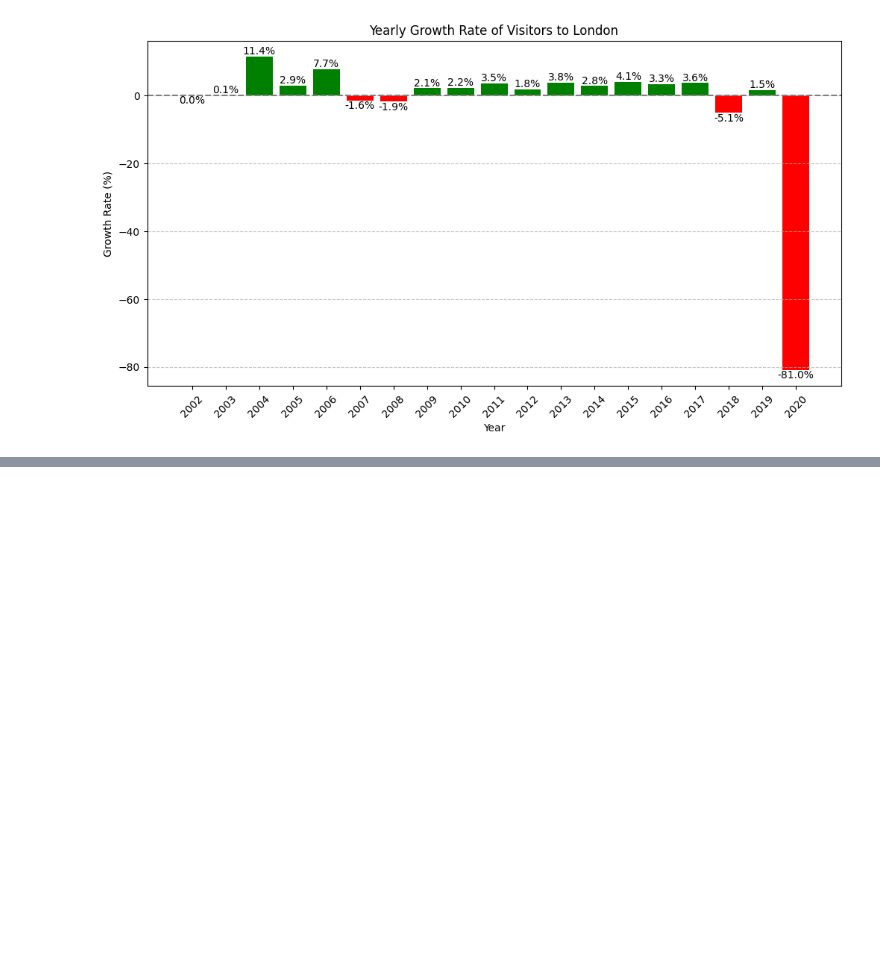
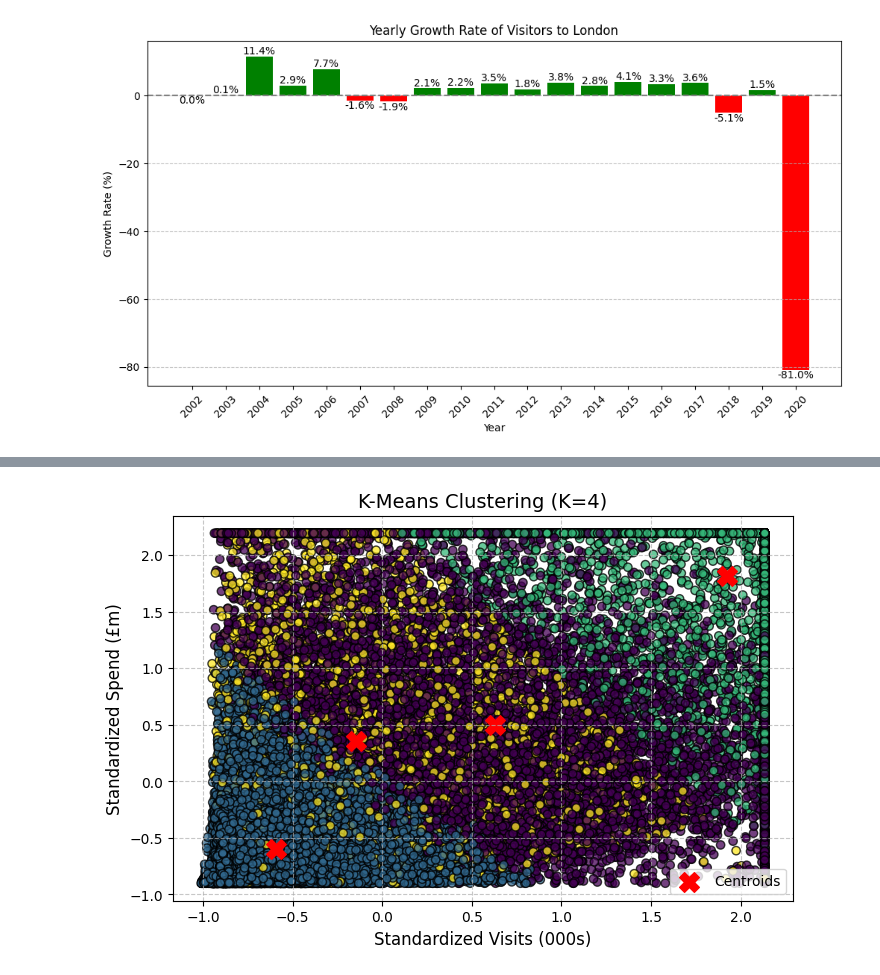
Before and after one commit to narender5162/Project-Data-science-imp, a Jupyter notebook: Project_Data_Science_impo.ipynb, the cells around one changed output, grey strips where cells are left out. Cells and saved outputs as stored; diff of their text form; code cells hidden in the pictures; blank space fills up the shorter version.

```diff
--- a/Project_Data_Science_impo.ipynb
+++ b/Project_Data_Science_impo.ipynb
@@ -359,0 +502,23 @@ plt.show()
+# %%
+
+
+# Apply K-Means with the optimal number of clusters (K=4)
+optimal_k = 4  # Confirmed from the Elbow graph
+kmeans = KMeans(n_clusters=optimal_k, random_state=42, n_init=10, max_iter=300)
+cluster_labels = kmeans.fit_predict(X_scaled)
+
+# Add the cluster labels to the dataframe
+df['kmeans_cluster'] = cluster_labels
+
+# Visualizing the clusters using the first two features (Visits & Spend)
+plt.figure(figsize=(8, 5))
+plt.scatter(X_scaled[:, 0], X_scaled[:, 1], c=cluster_labels, cmap='viridis', edgecolors='k', alpha=0.75)
+plt.scatter(kmeans.cluster_centers_[:, 0], kmeans.cluster_centers_[:, 1], s=200, c='red', marker='X', label='Centroids')
+plt.xlabel('Standardized Visits (000s)', fontsize=12)
+plt.ylabel('Standardized Spend (£m)', fontsize=12)
+plt.title(f'K-Means Clustering (K={optimal_k})', fontsize=14)
+plt.legend()
+plt.grid(True, linestyle='--', alpha=0.7)
+plt.show()
+# %% [output]
+[figure, added]
```
Also changed, not shown: parts of 8 cells of this notebook.
